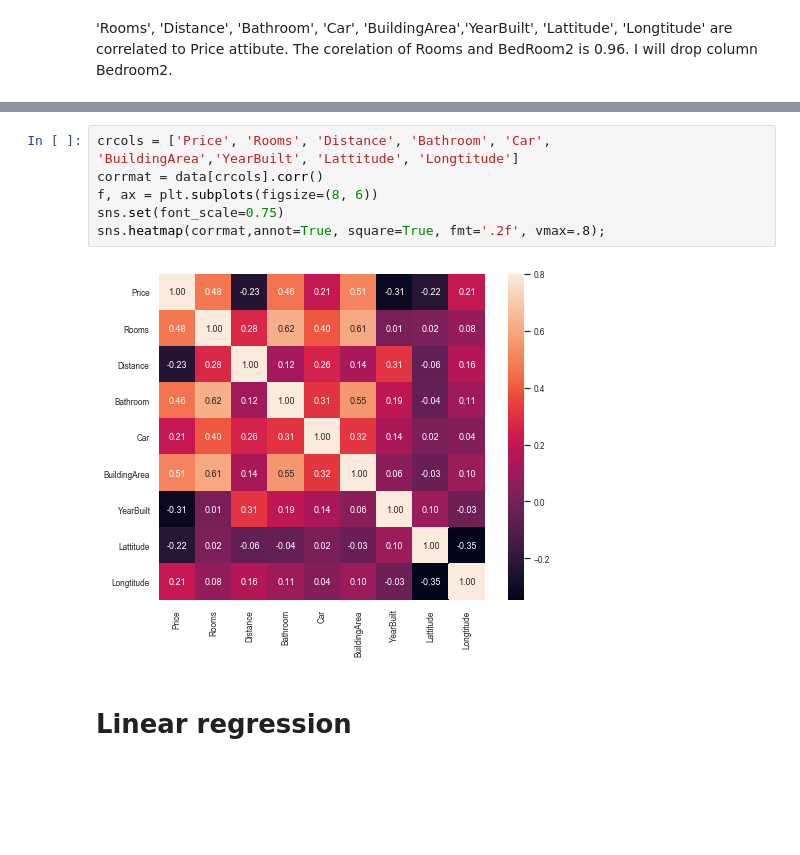
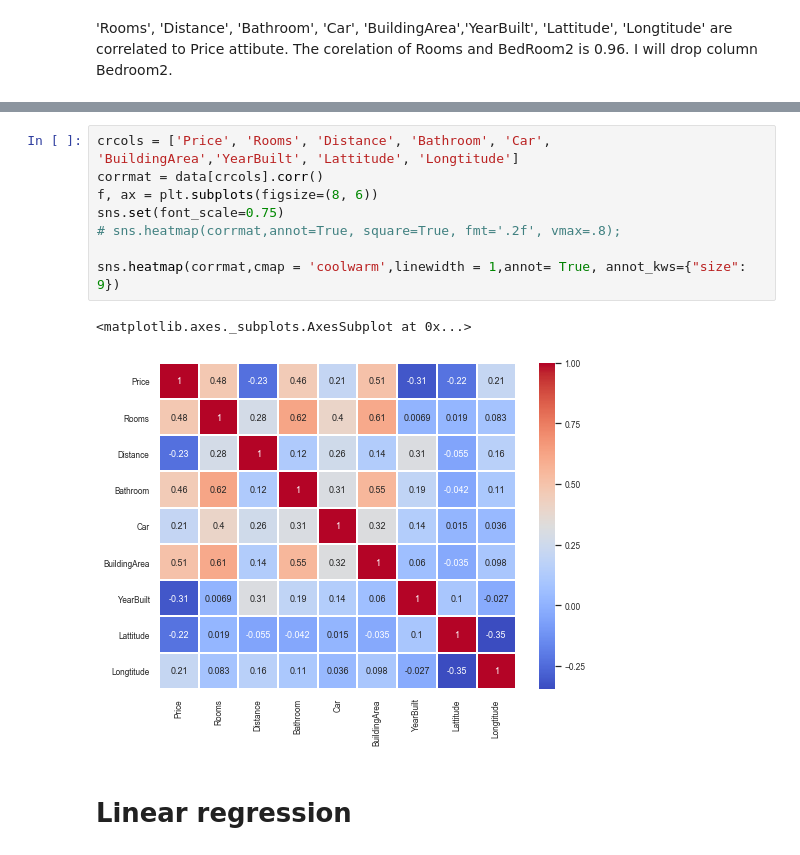
Before and after one commit to danghung-dev/cbd-assignment, a Jupyter notebook: assignment4 Melbourne Housing Project/assignment4.ipynb, the cells around one changed output, grey strips where cells are left out. Drawn from its saved outputs; the diff is of its cells as text; blank space fills up the shorter version.

```diff
--- a/assignment4 Melbourne Housing Project/assignment4.ipynb
+++ b/assignment4 Melbourne Housing Project/assignment4.ipynb
@@ -186,11 +189,14 @@ data.head()
 # %%
 crcols = ['Price', 'Rooms', 'Distance', 'Bathroom', 'Car', 'BuildingArea','YearBuilt', 'Lattitude', 'Longtitude']
 corrmat = data[crcols].corr()
 f, ax = plt.subplots(figsize=(8, 6))
 sns.set(font_scale=0.75)
-sns.heatmap(corrmat,annot=True, square=True, fmt='.2f', vmax=.8);
+# sns.heatmap(corrmat,annot=True, square=True, fmt='.2f', vmax=.8);
+
+sns.heatmap(corrmat,cmap = 'coolwarm',linewidth = 1,annot= True, annot_kws={"size": 9})
 # %% [output]
+<matplotlib.axes._subplots.AxesSubplot at 0x...>
-[figure, old version]
+[figure, new version]
 # %% [markdown]
 # Linear regression
 # %%
```
Also changed, not shown: parts of 21 cells of this notebook, 2 other files.
